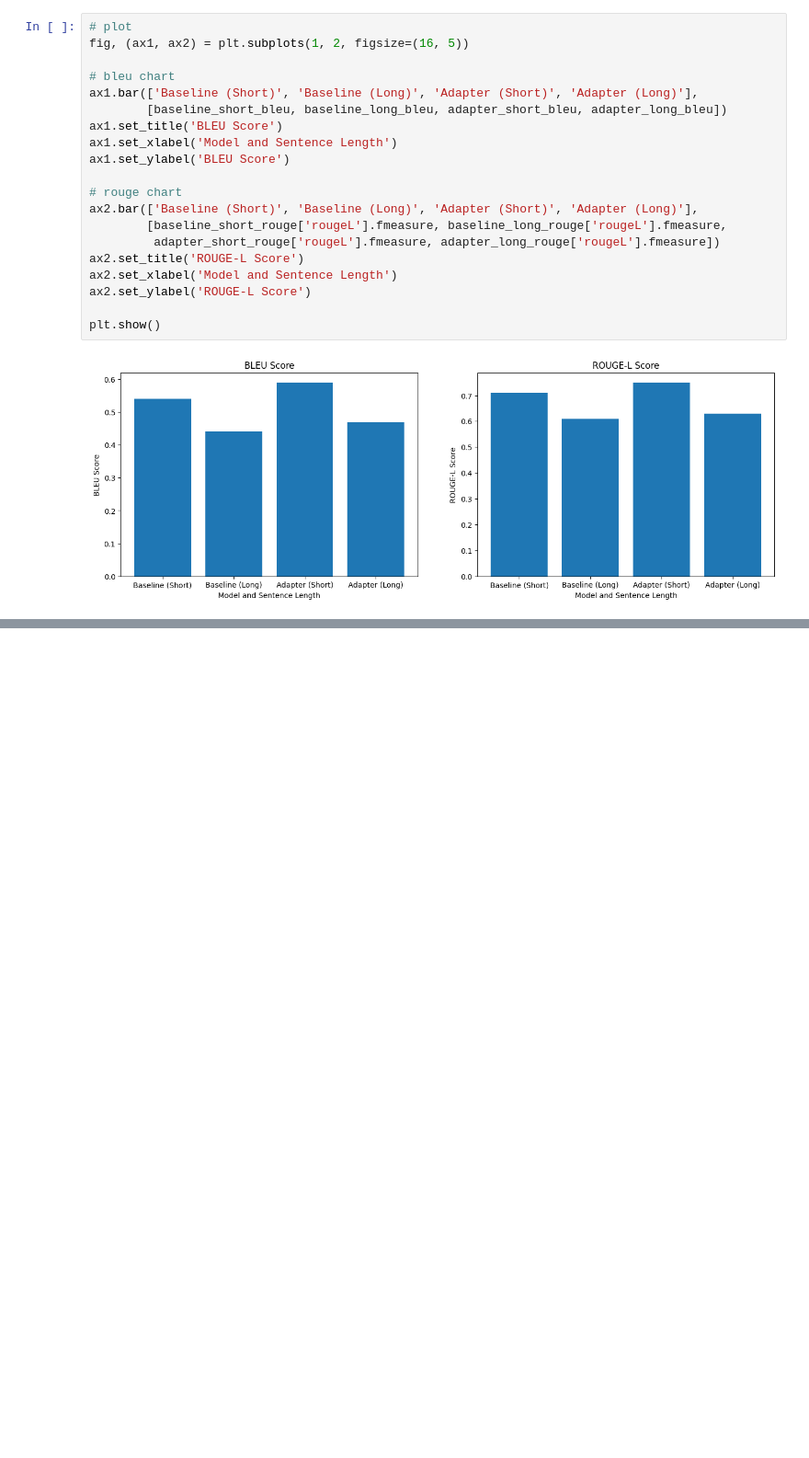
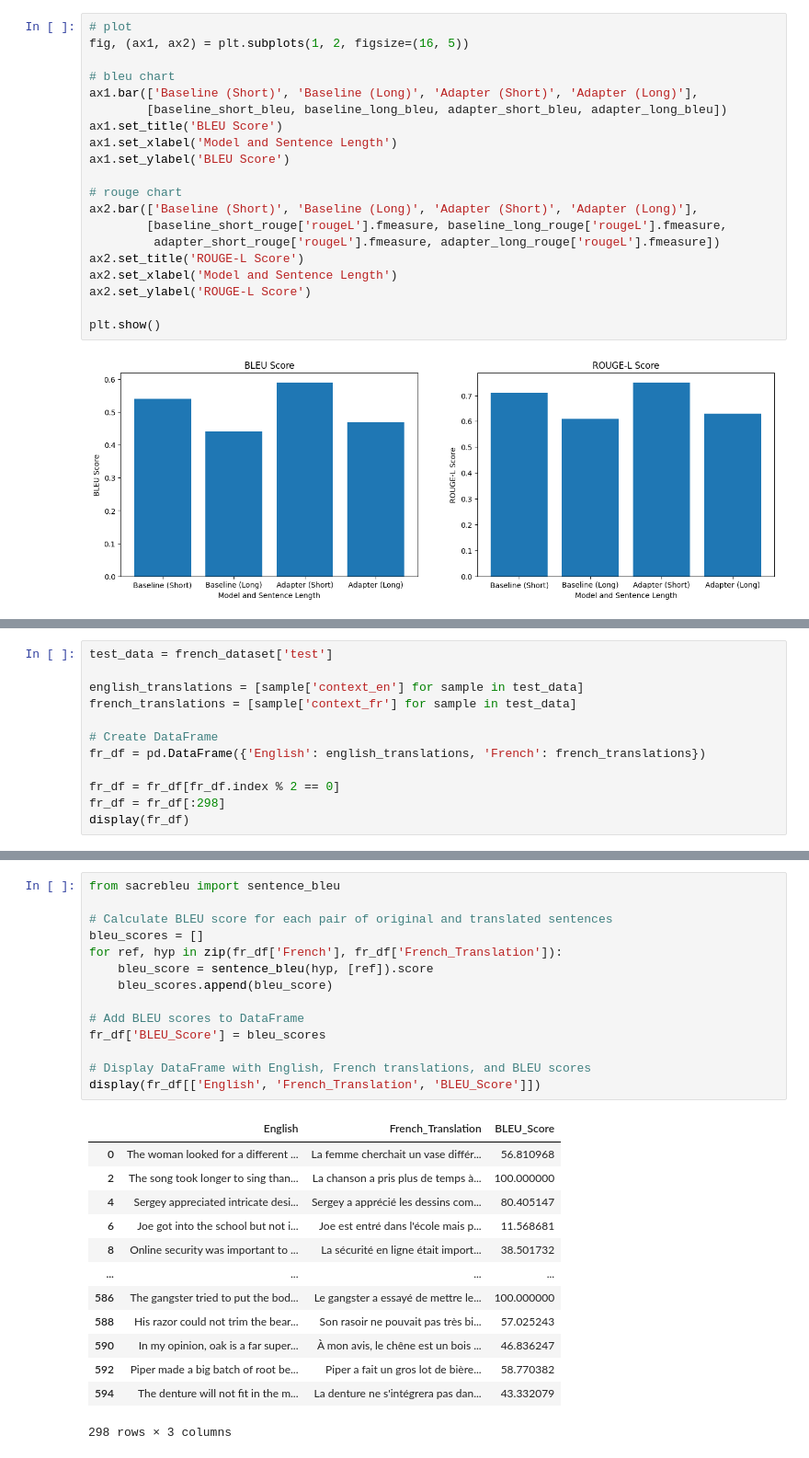
Before and after one commit to MDakshithagithub/Language_Translation_LLM, a Jupyter notebook: llm.ipynb, the cells around one changed output, grey strips where cells are left out. Shown at 92% size. Saved outputs shown, nothing was run; the diff lists cells and outputs as text; blank space fills up the shorter version.

```diff
--- a/llm.ipynb
+++ b/llm.ipynb
@@ -896,0 +903,12 @@ plt.show()
+# %%
+test_data = french_dataset['test']
+
+english_translations = [sample['context_en'] for sample in test_data]
+french_translations = [sample['context_fr'] for sample in test_data]
+
+# Create DataFrame
+fr_df = pd.DataFrame({'English': english_translations, 'French': french_translations})
+
+fr_df = fr_df[fr_df.index % 2 == 0]
+fr_df = fr_df[:298]
+display(fr_df)
@@ -896,0 +975,28 @@ plt.show()
+# %%
+from sacrebleu import sentence_bleu
+
+# Calculate BLEU score for each pair of original and translated sentences
+bleu_scores = []
+for ref, hyp in zip(fr_df['French'], fr_df['French_Translation']):
+    bleu_score = sentence_bleu(hyp, [ref]).score
+    bleu_scores.append(bleu_score)
+
+# Add BLEU scores to DataFrame
+fr_df['BLEU_Score'] = bleu_scores
+
+# Display DataFrame with English, French translations, and BLEU scores
+display(fr_df[['English', 'French_Translation', 'BLEU_Score']])
+# %% [output]
+|  | English | French_Translation | BLEU_Score |
+| 0 | The woman looked for a different ... | La femme cherchait un vase différ... | 56.810968 |
+| 2 | The song took longer to sing than... | La chanson a pris plus de temps à... | 100.000000 |
+| 4 | Sergey appreciated intricate desi... | Sergey a apprécié les dessins com... | 80.405147 |
+| 6 | Joe got into the school but not i... | Joe est entré dans l'école mais p... | 11.568681 |
+| 8 | Online security was important to ... | La sécurité en ligne était import... | 38.501732 |
+| ... | ... | ... | ... |
+| 586 | The gangster tried to put the bod... | Le gangster a essayé de mettre le... | 100.000000 |
+| 588 | His razor could not trim the bear... | Son rasoir ne pouvait pas très bi... | 57.025243 |
+| 590 | In my opinion, oak is a far super... | À mon avis, le chêne est un bois ... | 46.836247 |
+| 592 | Piper made a big batch of root be... | Piper a fait un gros lot de bière... | 58.770382 |
+| 594 | The denture will not fit in the m... | La denture ne s'intégrera pas dan... | 43.332079 |
+298 rows × 3 columns
```
Also changed, not shown: parts of 11 cells of this notebook.
